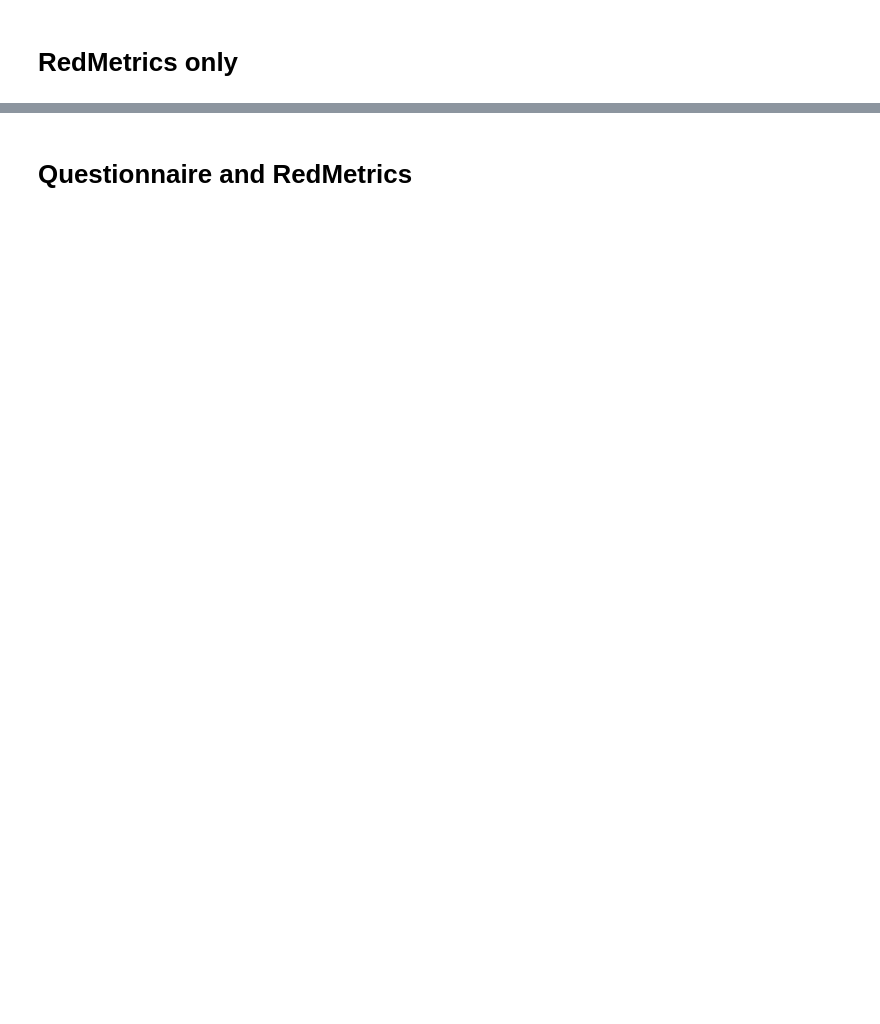
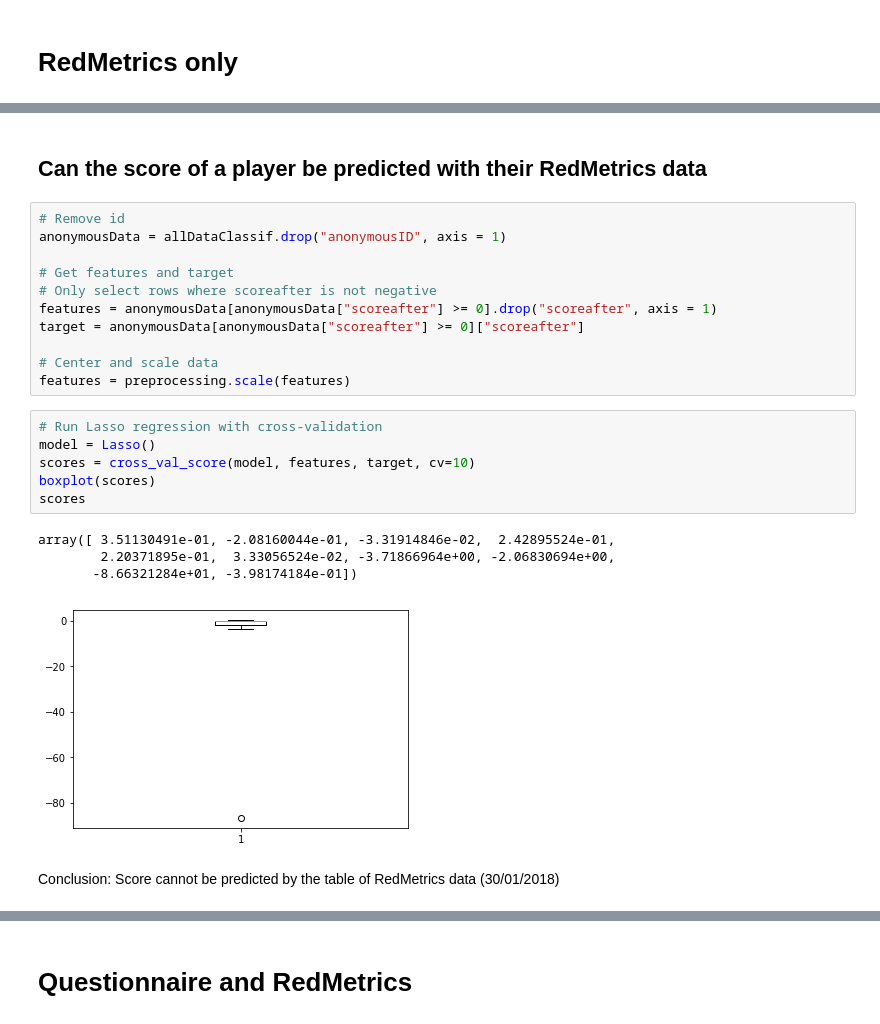
Before and after one commit to CyberCRI/dataanalysis-herocoli-redmetrics, a Jupyter notebook: v1.52/Data mining/Classification.ipynb, the cells around one changed output, grey strips where cells are left out. Drawn from its saved outputs; the diff is of its cells as text; blank space fills up the shorter version.

Commit message:
Add clustering and classification analyses

```diff
--- a/v1.52/Data mining/Classification.ipynb
+++ b/v1.52/Data mining/Classification.ipynb
@@ -108,0 +117,26 @@ Conclusion: Accuracy is around 70%. Not bad but we expected better (19/12/2017)
+# %% [markdown]
+## Can the score of a player be predicted with their RedMetrics data
+# %%
+# Remove id
+anonymousData = allDataClassif.drop("anonymousID", axis = 1)
+
+# Get features and target
+# Only select rows where scoreafter is not negative
+features = anonymousData[anonymousData["scoreafter"] >= 0].drop("scoreafter", axis = 1)
+target = anonymousData[anonymousData["scoreafter"] >= 0]["scoreafter"]
+
+# Center and scale data
+features = preprocessing.scale(features)
+# %%
+# Run Lasso regression with cross-validation
+model = Lasso()
+scores = cross_val_score(model, features, target, cv=10)
+boxplot(scores)
+scores
+# %% [output]
+array([ 3.51130491e-01, -2.08160044e-01, -3.31914846e-02,  2.42895524e-01,
+        2.20371895e-01,  3.33056524e-02, -3.71866964e+00, -2.06830694e+00,
+       -8.66321284e+01, -3.98174184e-01])
+[figure, added]
+# %% [markdown]
+Conclusion: Score cannot be predicted by the table of RedMetrics data (30/01/2018)
```
Also changed, not shown: parts of 33 cells of this notebook, 1 other file.
